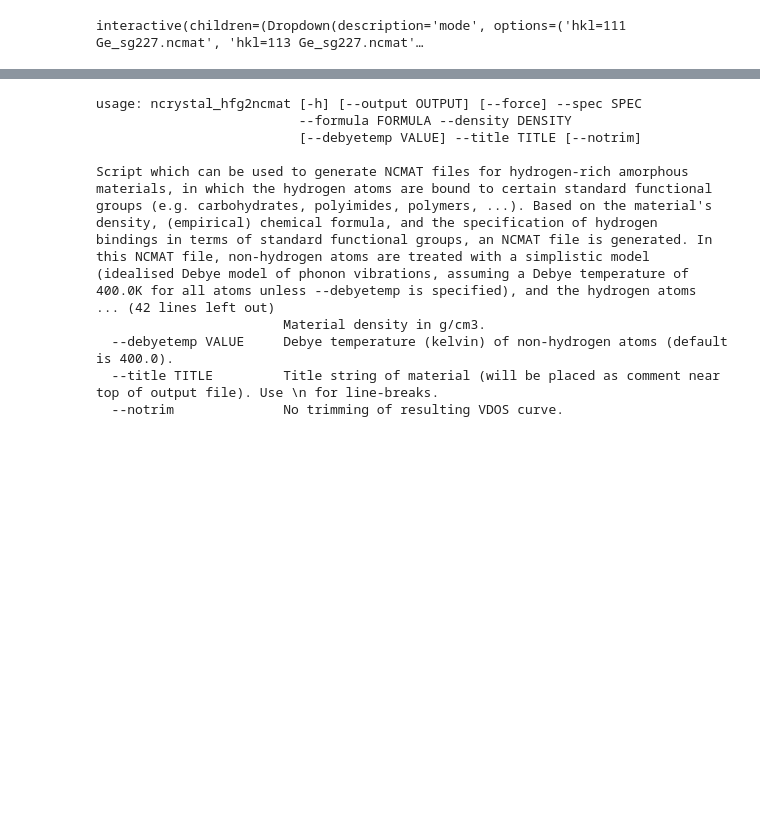
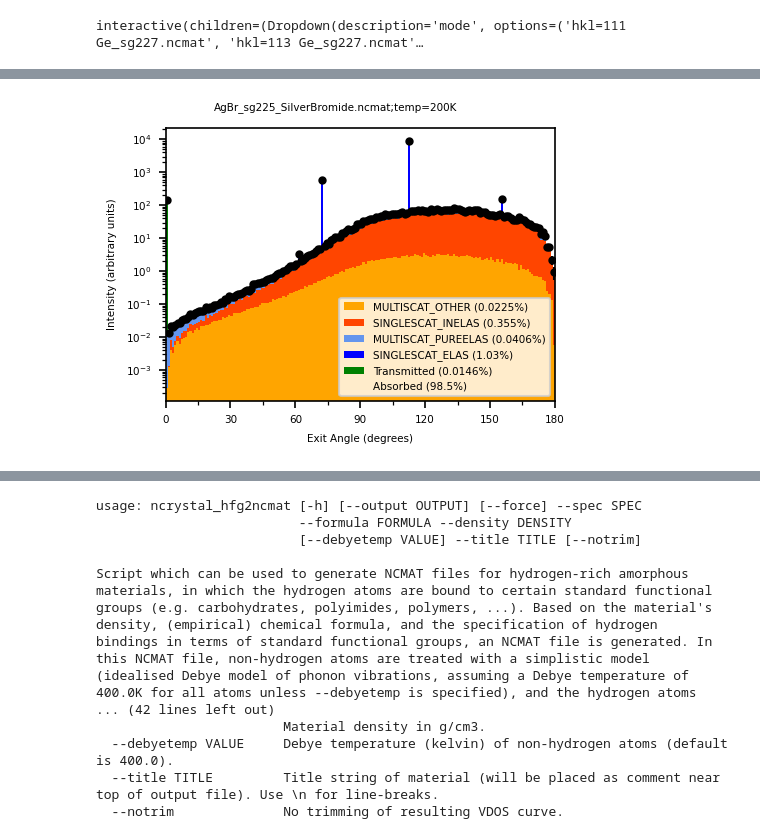
Before and after one commit to mctools/ncrystal-notebooks, a Jupyter notebook: notebooks/ncrystal1_basic_02_Continued_introduction.ipynb, the cells around one changed output, grey strips where cells are left out. Saved outputs shown, nothing was run; the diff lists cells and outputs as text; code cells hidden in the pictures; blank space fills up the shorter version.

```diff
--- a/notebooks/ncrystal1_basic_02_Continued_introduction.ipynb
+++ b/notebooks/ncrystal1_basic_02_Continued_introduction.ipynb
@@ -186,0 +208,4 @@ So for instance if you wish to create a file for polystyrene you must read the c
+# %%
+show_mmc('AgBr_sg225_SilverBromide.ncmat;temp=200K','3.4Aa','3cm')#absorbing, suppressing fwd transmission
+# %% [output]
+[figure, added]
```
Also changed, not shown: parts of 12 cells of this notebook, 1 other file.
